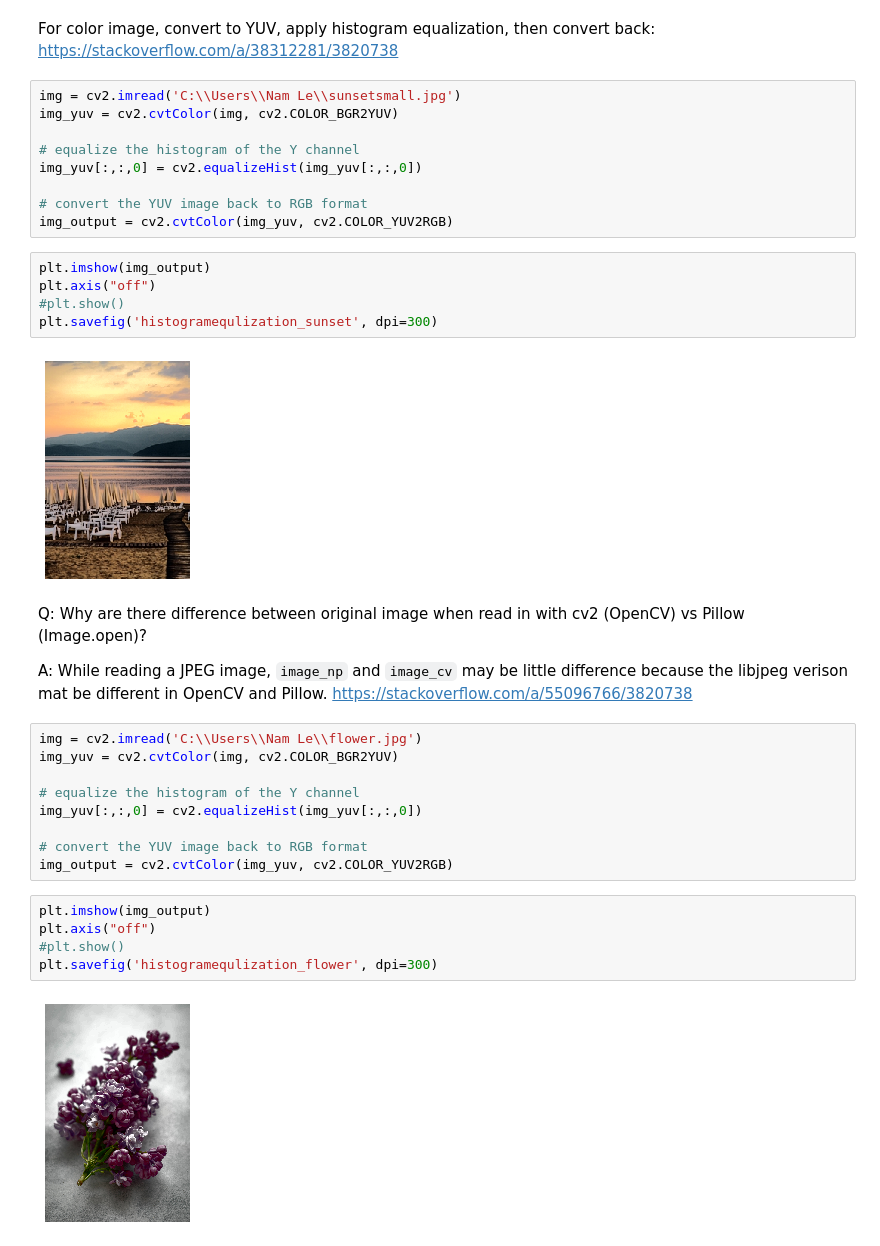
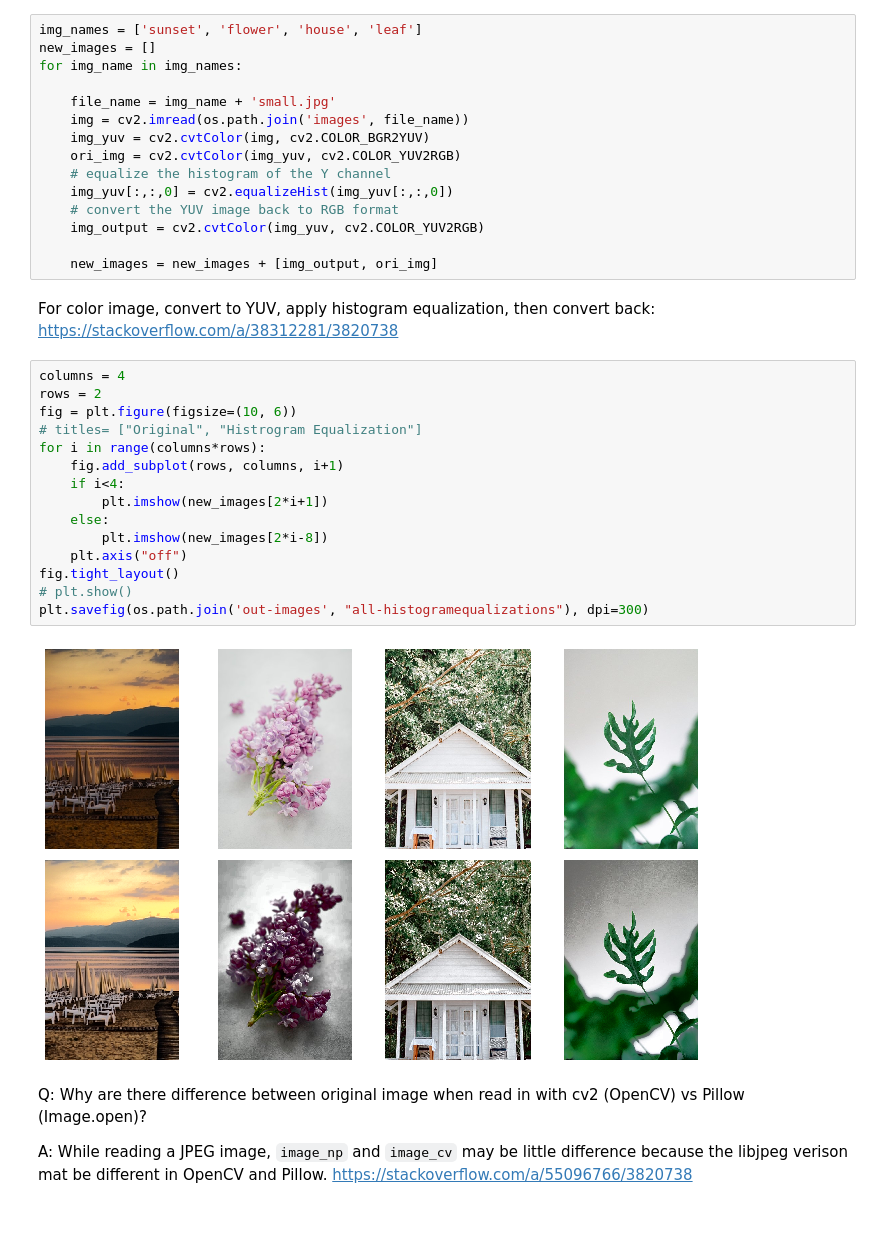
Before and after one commit to ldnam/Transformation-Filter-Unsharpmasking_project, a Jupyter notebook: Histogram-Equalization.ipynb, the cells around one changed output. Saved outputs shown, nothing was run; the diff lists cells and outputs as text; blank space fills up the shorter version.

```diff
--- a/Histogram-Equalization.ipynb
+++ b/Histogram-Equalization.ipynb
@@ -6,39 +7,39 @@ from PIL import Image
+# %%
+img_names = ['sunset', 'flower', 'house', 'leaf']
+new_images = []
+for img_name in img_names:
+
+    file_name = img_name + 'small.jpg'
+    img = cv2.imread(os.path.join('images', file_name))
+    img_yuv = cv2.cvtColor(img, cv2.COLOR_BGR2YUV)
+    ori_img = cv2.cvtColor(img_yuv, cv2.COLOR_YUV2RGB)
+    # equalize the histogram of the Y channel
+    img_yuv[:,:,0] = cv2.equalizeHist(img_yuv[:,:,0])
+    # convert the YUV image back to RGB format
+    img_output = cv2.cvtColor(img_yuv, cv2.COLOR_YUV2RGB)
+
+    new_images = new_images + [img_output, ori_img]
 # %% [markdown]
 For color image, convert to YUV, apply histogram equalization, then convert back: https://stackoverflow.com/a/38312281/3820738
-# %%
-img = cv2.imread('C:\\Users\\Nam Le\\sunsetsmall.jpg')
-img_yuv = cv2.cvtColor(img, cv2.COLOR_BGR2YUV)
-
-# equalize the histogram of the Y channel
-img_yuv[:,:,0] = cv2.equalizeHist(img_yuv[:,:,0])
-
-# convert the YUV image back to RGB format
-img_output = cv2.cvtColor(img_yuv, cv2.COLOR_YUV2RGB)
-# %%
-plt.imshow(img_output)
-plt.axis("off")
-#plt.show()
-plt.savefig('histogramequlization_sunset', dpi=300)
-# %% [output]
-[figure, removed]
+# %%
+columns = 4
+rows = 2
+fig = plt.figure(figsize=(10, 6))
+# titles= ["Original", "Histrogram Equalization"]
+for i in range(columns*rows):
+    fig.add_subplot(rows, columns, i+1)
+    if i<4:
+        plt.imshow(new_images[2*i+1])
+    else:
+        plt.imshow(new_images[2*i-8])
+    plt.axis("off")
+fig.tight_layout()
+# plt.show()
+plt.savefig(os.path.join('out-images', "all-histogramequalizations"), dpi=300)
+# %% [output]
+[figure, added]
 # %% [markdown]
 Q: Why are there difference between original image when read in with cv2 (OpenCV) vs Pillow (Image.open)?
 
 A: While reading a JPEG image, `image_np` and `image_cv` may be little difference because the libjpeg verison mat be different in OpenCV and Pillow.
 https://stackoverflow.com/a/55096766/3820738
-# %%
-img = cv2.imread('C:\\Users\\Nam Le\\flower.jpg')
-img_yuv = cv2.cvtColor(img, cv2.COLOR_BGR2YUV)
-
-# equalize the histogram of the Y channel
-img_yuv[:,:,0] = cv2.equalizeHist(img_yuv[:,:,0])
-
-# convert the YUV image back to RGB format
-img_output = cv2.cvtColor(img_yuv, cv2.COLOR_YUV2RGB)
-# %%
-plt.imshow(img_output)
-plt.axis("off")
-#plt.show()
-plt.savefig('histogramequlization_flower', dpi=300)
-# %% [output]
-[figure, removed]
```
Also changed, not shown: parts of 5 cells of this notebook, 2 other files.
